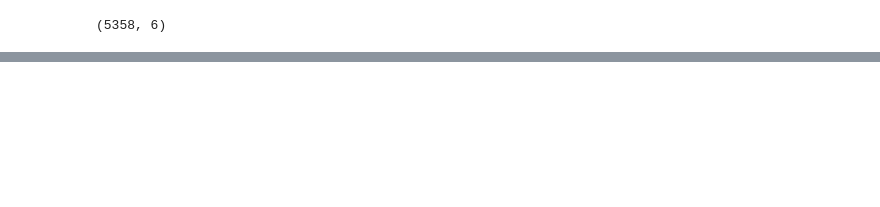
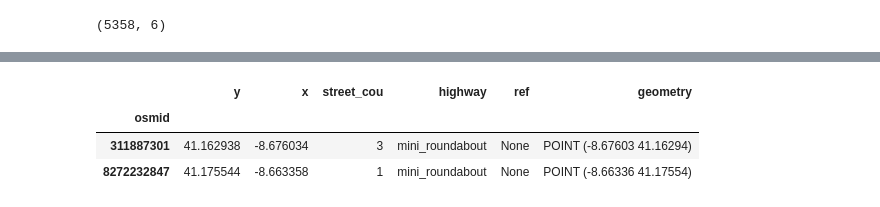
Before and after one commit to SwiftPredator/Trajectory-based-Road-Network-Representation-Learning, a Jupyter notebook: models/toast_construction.ipynb, the cells around one changed output, grey strips where cells are left out. Cells and saved outputs as stored; diff of their text form; code cells hidden in the pictures; blank space fills up the shorter version.

```diff
--- a/models/toast_construction.ipynb
+++ b/models/toast_construction.ipynb
@@ -46,0 +41,7 @@ os.environ["CUDA_VISIBLE_DEVICES"]="1"
+# %%
+network.gdf_nodes[network.gdf_nodes["highway"]=="mini_roundabout"]
+# %% [output]
+|  | y | x | street_cou | highway | ref | geometry |
+| osmid |  |  |  |  |  |  |
+| 311887301 | 41.162938 | -8.676034 | 3 | mini_roundabout | None | POINT (-8.67603 41.16294) |
+| 8272232847 | 41.175544 | -8.663358 | 1 | mini_roundabout | None | POINT (-8.66336 41.17554) |
```
Also changed, not shown: parts of 5 cells of this notebook, 2 other files.
